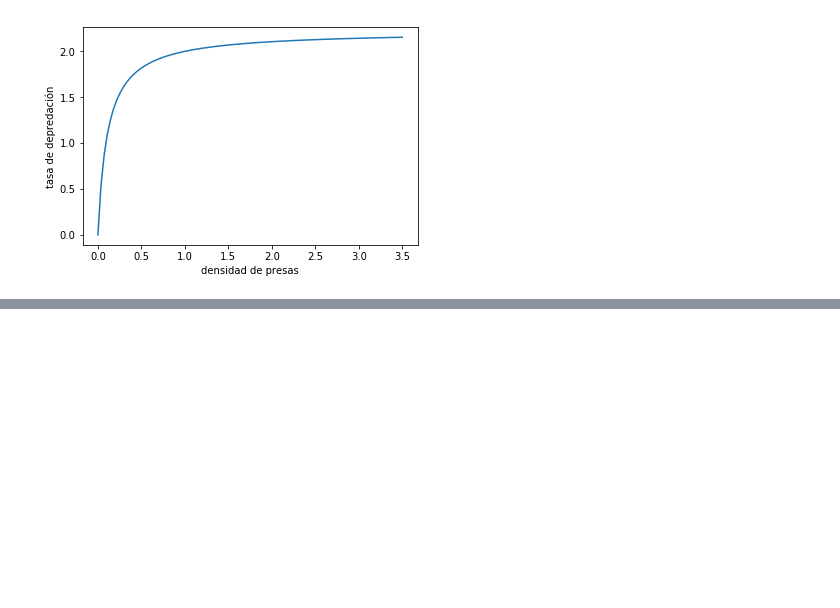
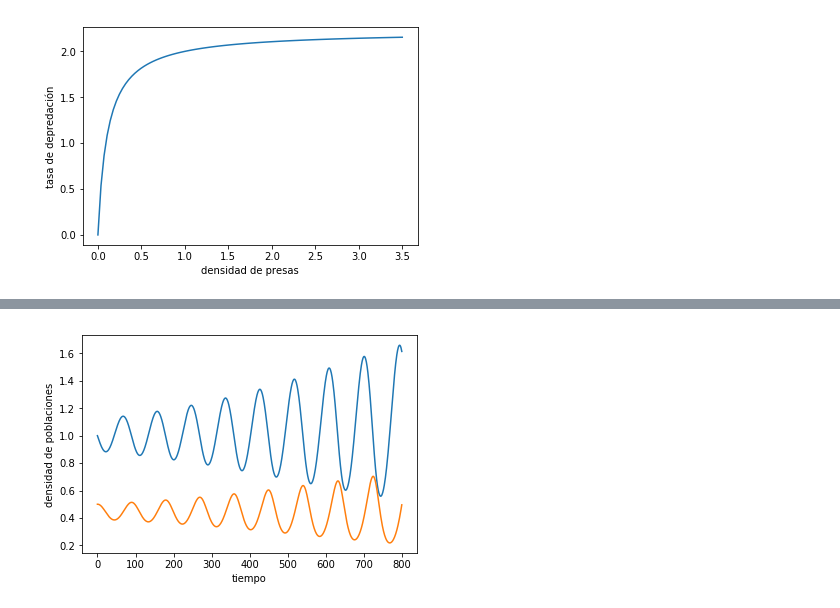
Before and after one commit to rgarcia-herrera/sistemas-dinamicos, a Jupyter notebook: Rosenzweig-MacArthur.ipynb, the cells around one changed output, grey strips where cells are left out. Saved outputs shown, nothing was run; the diff lists cells and outputs as text; code cells hidden in the pictures; blank space fills up the shorter version.

```diff
--- a/Rosenzweig-MacArthur.ipynb
+++ b/Rosenzweig-MacArthur.ipynb
@@ -139,10 +106,0 @@ $$\dot{y}=-ey+ky\frac{ax}{1+bx}$$
-# %%
-# coeficientes de la presa
-r = 0.1  # tasa de reproducción, eficiencia de recursos
-K = 100  # capacidad de carga
-
-# coeficientes del depredador
-#a = 2  # tiempo para encontrar presas
-#b = 1   # tiempo para consumirlas
-e = 0.09  # tasa de mortalidad
-c = 3  # saturación
@@ -205,0 +211,11 @@ plt.quiver(i, j, u, v)
+# %%
+steps = 800
+
+t = np.arange(800)
+
+plt.xlabel("tiempo")
+plt.ylabel("densidad de poblaciones")
+fig = plt.plot(t, xp)
+fig = plt.plot(t, yp)
+# %% [output]
+[figure, added]
```
Also changed, not shown: parts of 18 cells of this notebook.
